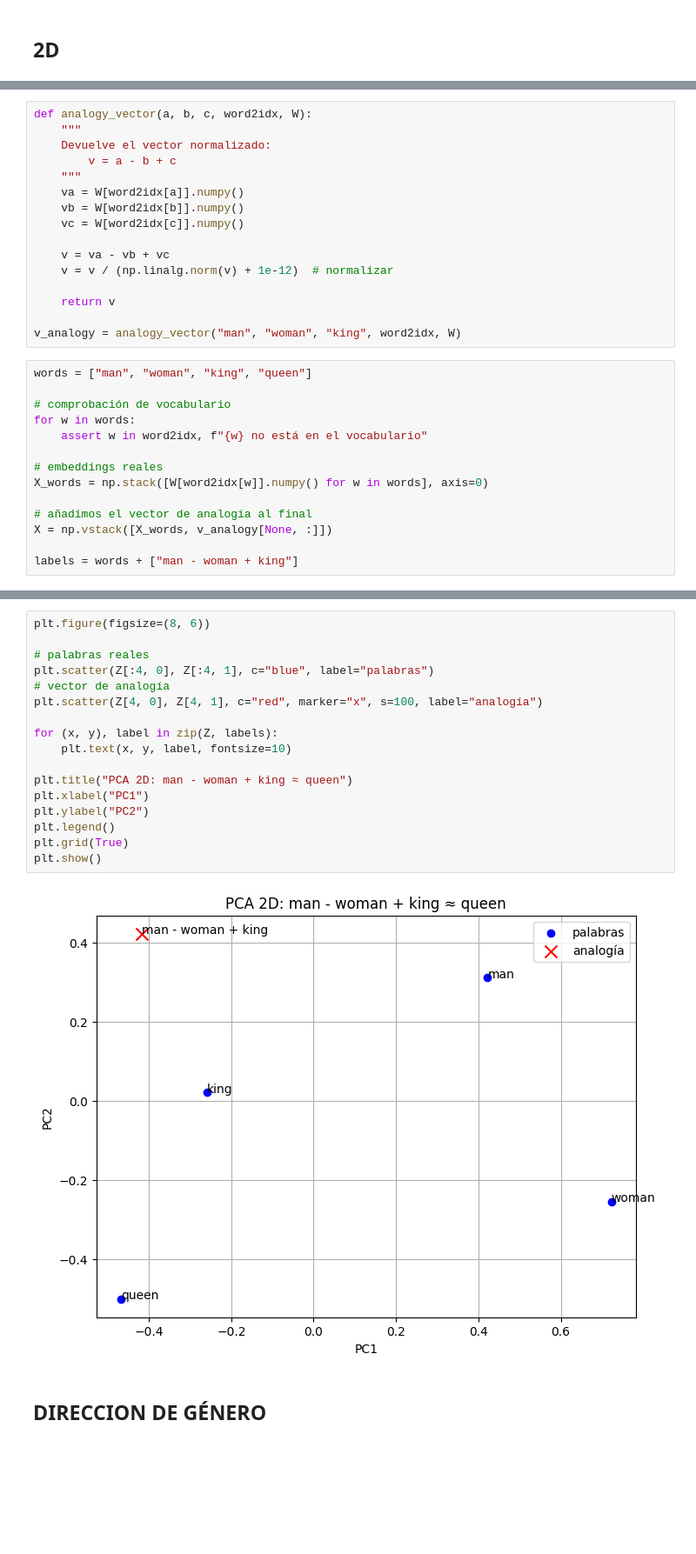
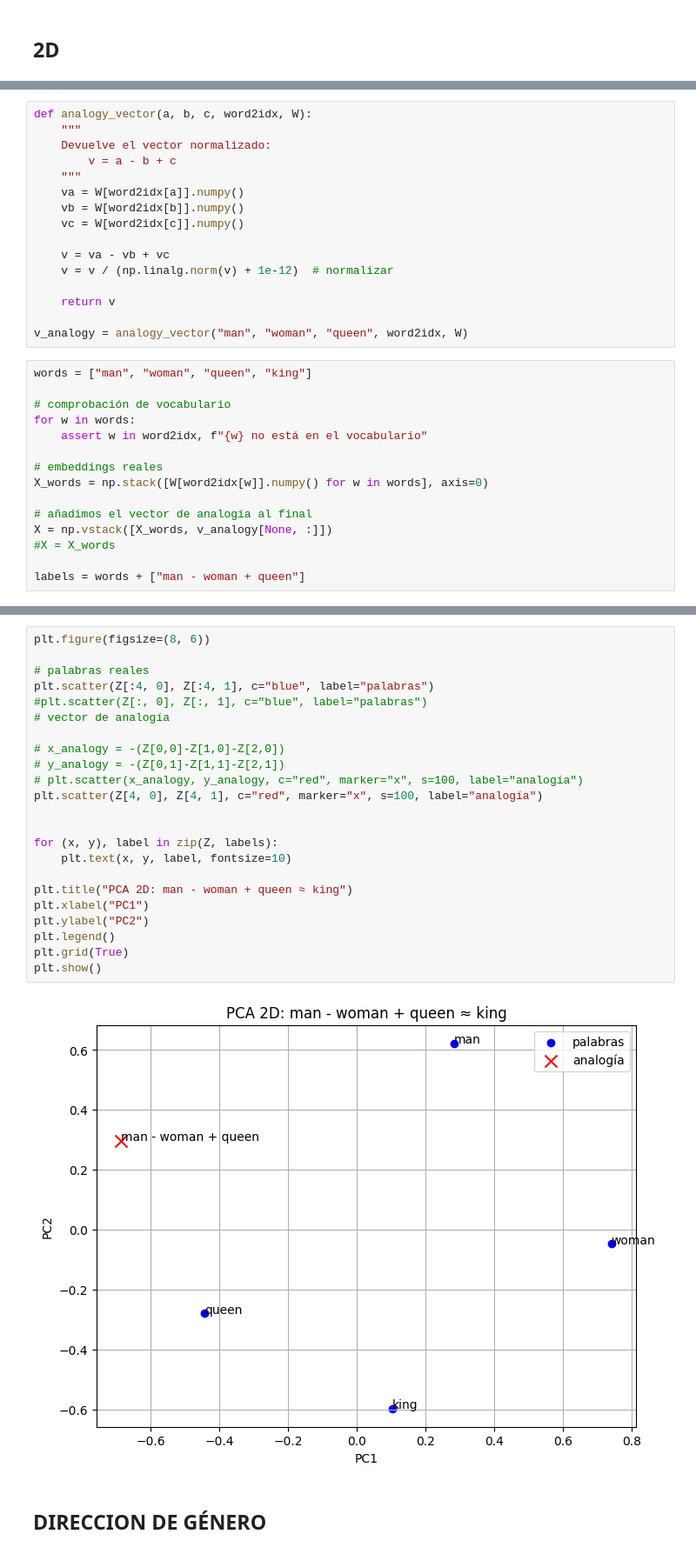
Before and after one commit to LoloCarceo95/word2vec-notebook-from-scratch, a Jupyter notebook: word2vec_encoder.ipynb, the cells around one changed output, grey strips where cells are left out. Shown at 87% size. Saved outputs shown, nothing was run; the diff lists cells and outputs as text; blank space fills up the shorter version.

```diff
--- a/word2vec_encoder.ipynb
+++ b/word2vec_encoder.ipynb
@@ -1780,9 +1827,9 @@ def analogy_vector(a, b, c, word2idx, W):
 
     return v
 
-v_analogy = analogy_vector("man", "woman", "king", word2idx, W)
+v_analogy = analogy_vector("man", "woman", "queen", word2idx, W)
 # %%
-words = ["man", "woman", "king", "queen"]
+words = ["man", "woman", "queen", "king"]
 
 # comprobación de vocabulario
 for w in words:
@@ -1793,8 +1840,9 @@ X_words = np.stack([W[word2idx[w]].numpy() for w in words], axis=0)
 
 # añadimos el vector de analogía al final
 X = np.vstack([X_words, v_analogy[None, :]])
+#X = X_words
 
-labels = words + ["man - woman + king"]
+labels = words + ["man - woman + queen"]
 # %%
 pca = PCA(n_components=2, random_state=0)
 Z = pca.fit_transform(X)   # (5, 2)
@@ -1809,22 +1857,28 @@ array([[ 0.4222402 ,  0.31115896],
 # %%
 plt.figure(figsize=(8, 6))
 
 # palabras reales
 plt.scatter(Z[:4, 0], Z[:4, 1], c="blue", label="palabras")
+#plt.scatter(Z[:, 0], Z[:, 1], c="blue", label="palabras")
 # vector de analogía
+
+# x_analogy = -(Z[0,0]-Z[1,0]-Z[2,0])
+# y_analogy = -(Z[0,1]-Z[1,1]-Z[2,1])
+# plt.scatter(x_analogy, y_analogy, c="red", marker="x", s=100, label="analogía")
 plt.scatter(Z[4, 0], Z[4, 1], c="red", marker="x", s=100, label="analogía")
+
 
 for (x, y), label in zip(Z, labels):
     plt.text(x, y, label, fontsize=10)
 
-plt.title("PCA 2D: man - woman + king ≈ queen")
+plt.title("PCA 2D: man - woman + queen ≈ king")
 plt.xlabel("PC1")
 plt.ylabel("PC2")
 plt.legend()
 plt.grid(True)
 plt.show()
 # %% [output]
-[figure, old version]
+[figure, new version]
 # %% [markdown]
 ## DIRECCION DE GÉNERO
 # %%
```
Also changed, not shown: parts of 14 cells of this notebook.
